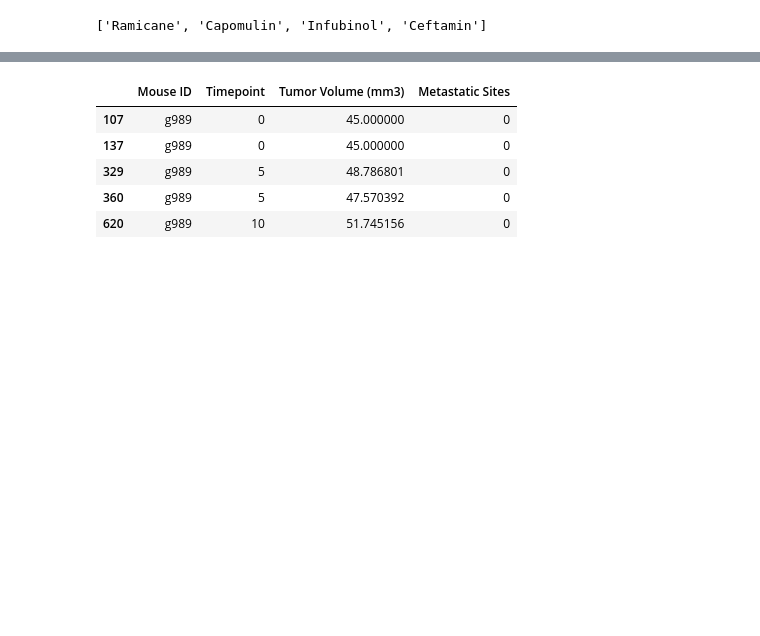
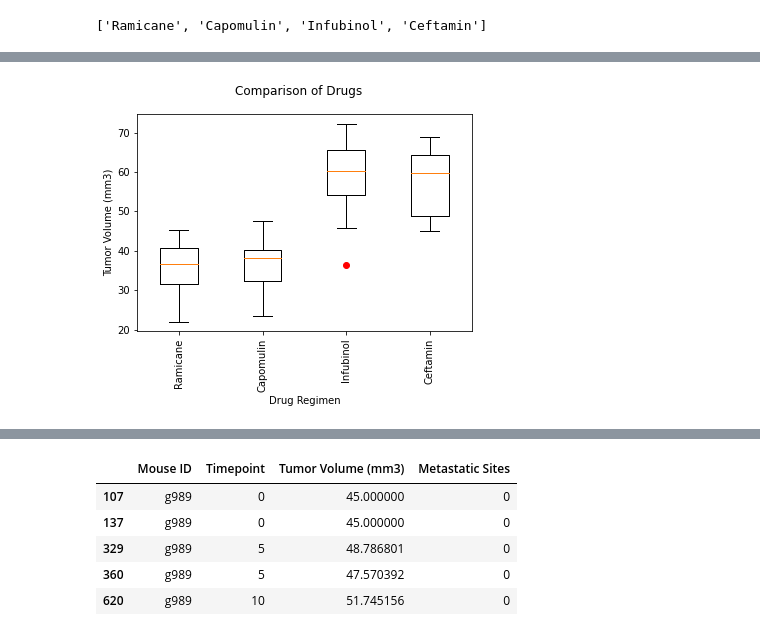
Before and after one commit to kplam624/Mice-Drug-Analysis, a Jupyter notebook: Submission/main.ipynb, the cells around one changed output, grey strips where cells are left out. Saved outputs shown, nothing was run; the diff lists cells and outputs as text; code cells hidden in the pictures; blank space fills up the shorter version.

Commit message:
Finished the box plot

```diff
--- a/Submission/main.ipynb
+++ b/Submission/main.ipynb
@@ -259,0 +301,19 @@ Ceftamin_bounds = IQR(ceftamin_df["Tumor Volume (mm3)"],cef_med)
+# %%
+ramicane = ramicane_df["Tumor Volume (mm3)"]
+capomulin = capomulin_df["Tumor Volume (mm3)"]
+infubinol = infubinol_df["Tumor Volume (mm3)"]
+ceftamin = ceftamin_df["Tumor Volume (mm3)"]
+
+drugs = [ramicane,capomulin,infubinol,ceftamin]
+
+fig, (ax1) = plt.subplots()
+ax1.boxplot(drugs,sym = 'ro')
+
+fig.suptitle('Comparison of Drugs')
+ax1.set_ylabel('Tumor Volume (mm3)')
+ax1.set_xlabel('Drug Regimen')
+tick_locations = [value for value in range(4)]
+plt.xticks([1,2,3,4], drug_name ,rotation = 'vertical')
+plt.show()
+# %% [output]
+[figure, added]
```
Also changed, not shown: parts of 8 cells of this notebook.
